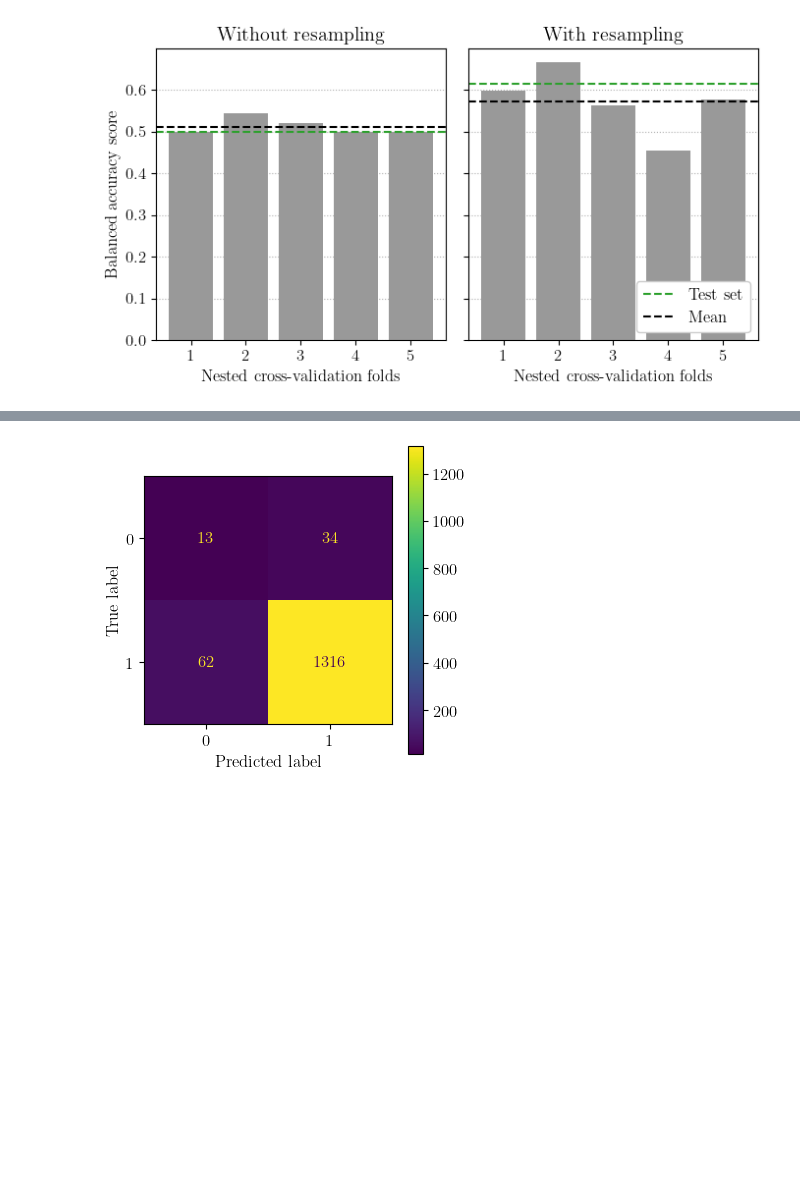
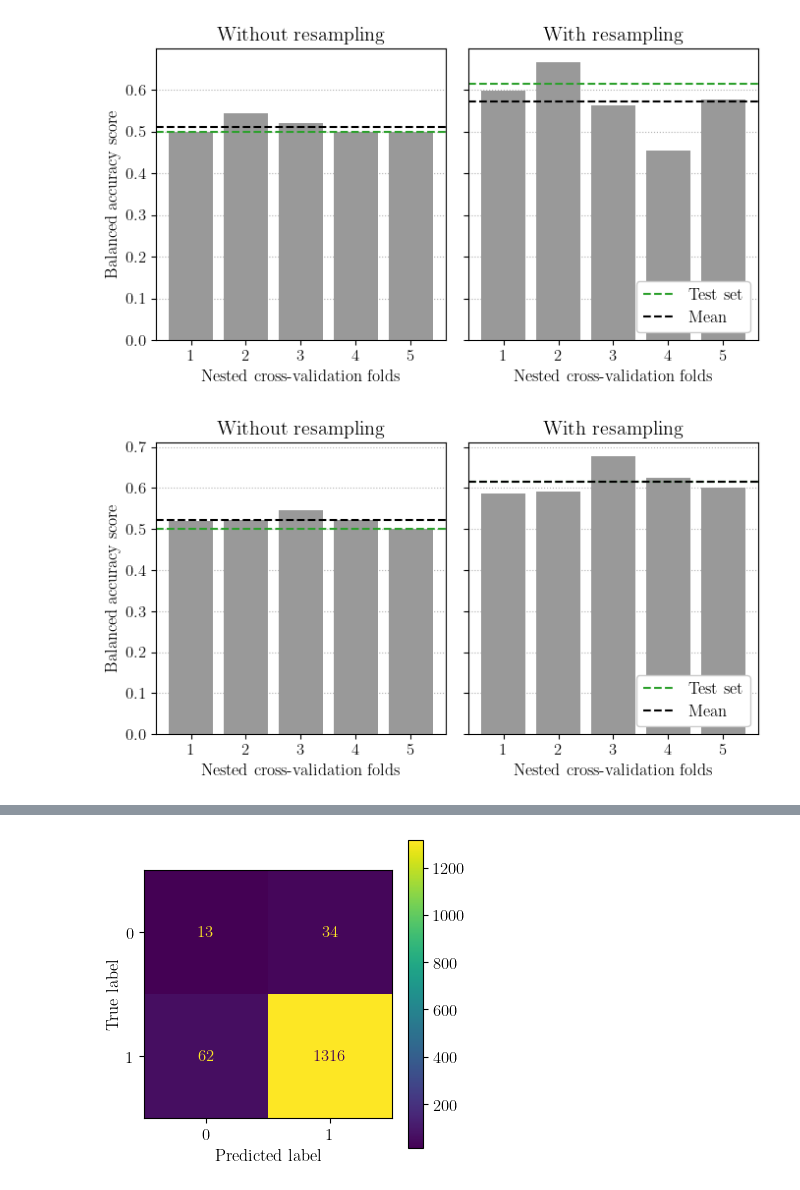
Before and after one commit to ameliehuebner/plastchem-project, a Jupyter notebook: analysis/visual_model.ipynb, the cells around one changed output, grey strips where cells are left out. Drawn from its saved outputs; the diff is of its cells as text; code cells hidden in the pictures; blank space fills up the shorter version.

```diff
--- a/analysis/visual_model.ipynb
+++ b/analysis/visual_model.ipynb
@@ -162,2 +162,38 @@ plt.savefig(Path.cwd() / ".." / "report" / "cv_performance.eps", format="eps")
 # %% [output]
 [figure]
+# %%
+# CV performance inner
+best_idx = search.best_index_
+fold_scores = [search.cv_results_[f"split{i}_test_score"][best_idx] for i in range(5)]
+nr_best_idx = nr_search.best_index_
+nr_fold_scores = [nr_search.cv_results_[f"split{i}_test_score"][nr_best_idx] for i in range(5)]
+
+fig, axes = plt.subplots(1, 2, figsize=(7,4), sharey=True)
+ax = axes[1]
+ax.grid(axis="y", zorder=0, linestyle="dotted")
+ax.bar(range(5), fold_scores, color="#999999", zorder=2)
+ax.axhline(balanced_accuracy_score(y_test, test_preds), color="C2", ls="--", label="Test set")
+ax.axhline(np.mean(fold_scores), color="black", ls="--", label="Mean")
+ax.set_xticks(range(5))
+ax.set_xticklabels(range(1, 6))
+ax.set_title("With resampling")
+ax.set_xlabel("Nested cross-validation folds")
+ax.legend(loc="lower right", framealpha=1)
+
+axe = axes[0]
+axe.grid(axis="y", zorder=0, linestyle="dotted")
+axe.bar(range(5), nr_fold_scores, color="#999999", zorder=2)
+axe.axhline(balanced_accuracy_score(y_test, nr_test_preds), color="C2", ls="--", label="Test set")
+axe.axhline(np.mean(nr_fold_scores), color="black", ls="--", label="Mean")
+axe.set_title("Without resampling")
+axe.set_ylabel("Balanced accuracy score")
+axe.set_xticks(range(5))
+axe.set_xticklabels(range(1, 6))
+axe.set_xlabel("Nested cross-validation folds")
+ax.legend(loc="lower right", framealpha=1)
+
+#ax.set_title("5-fold cross validation performance")
+plt.tight_layout()
+plt.savefig(Path.cwd() / ".." / "report" / "cv_performance_inner.eps", format="eps")
+# %% [output]
+[figure, added]
```
Also changed, not shown: parts of 6 cells of this notebook, 29 other files.
